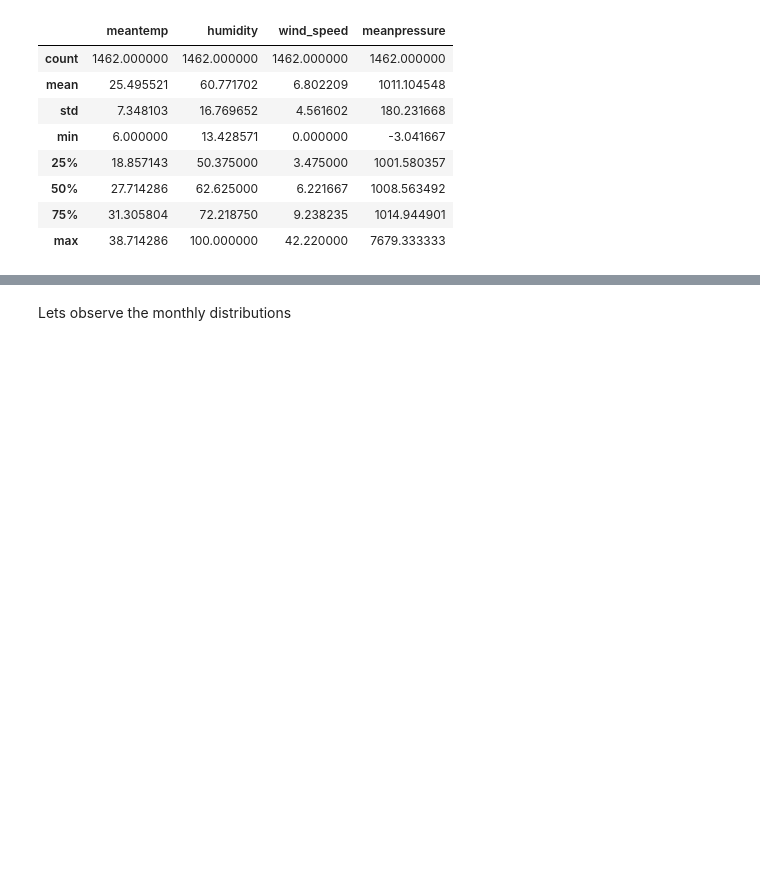
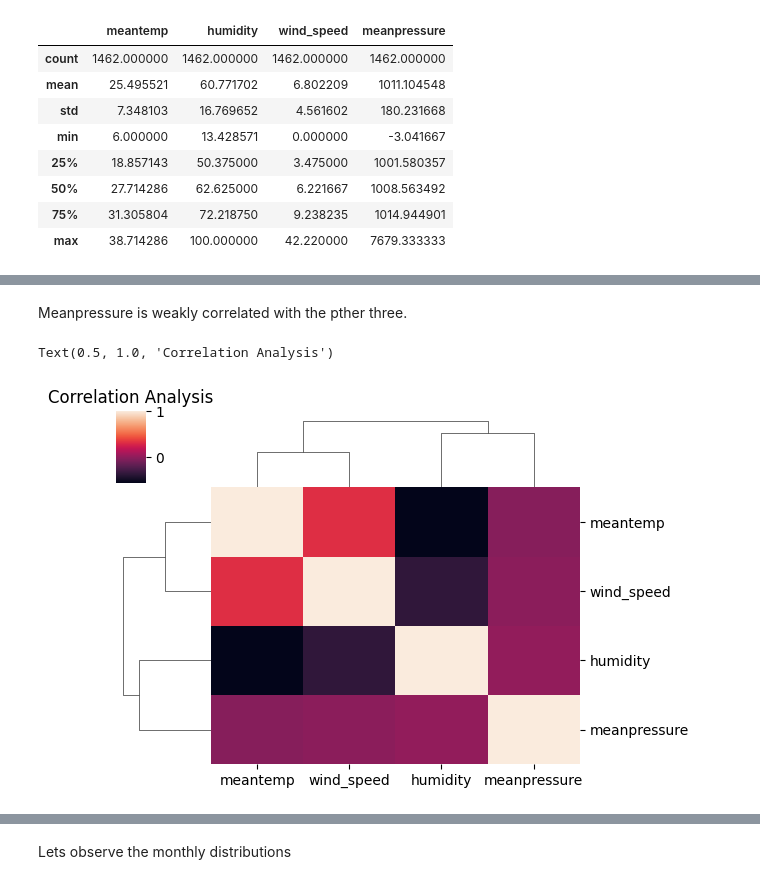
Before and after one commit to Eric-Mulaa/Time-series-in-pyhton, a Jupyter notebook: TS.ipynb, the cells around one changed output, grey strips where cells are left out. Saved outputs shown, nothing was run; the diff lists cells and outputs as text; code cells hidden in the pictures; blank space fills up the shorter version.

```diff
--- a/TS.ipynb
+++ b/TS.ipynb
@@ -186,0 +203,8 @@ df_train.describe()
+# %% [markdown]
+Meanpressure is weakly correlated with the pther three.
+# %%
+sns.clustermap(df_train.corr(method='pearson'), figsize=(6,4))
+plt.title('Correlation Analysis')
+# %% [output]
+Text(0.5, 1.0, 'Correlation Analysis')
+[figure, added]
```
Also changed, not shown: parts of 25 cells of this notebook.
